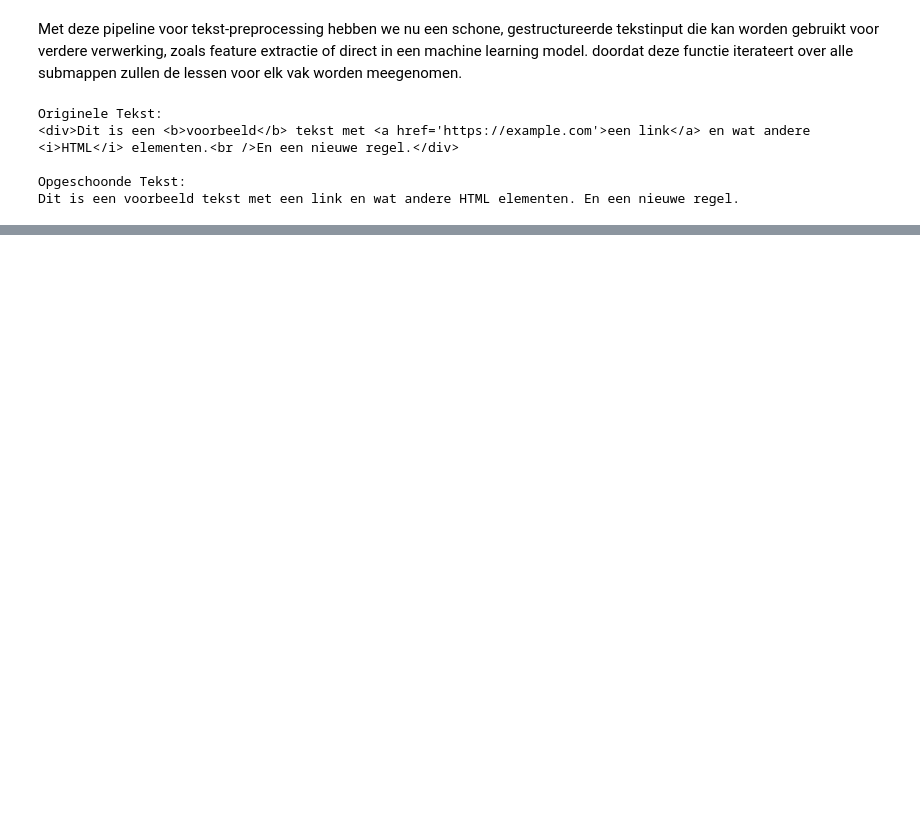
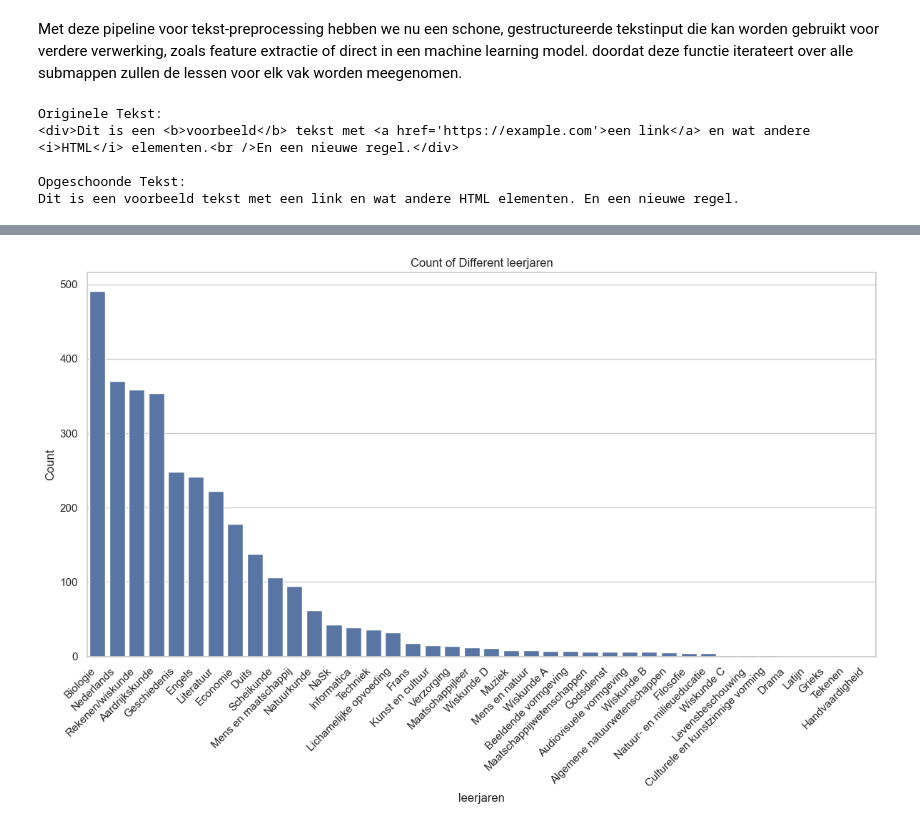
Before and after one commit to JessevdWesten/Datalab-IV, a Jupyter notebook: datalab_1.ipynb, the cells around one changed output, grey strips where cells are left out. Drawn from its saved outputs; the diff is of its cells as text; code cells hidden in the pictures; blank space fills up the shorter version.

```diff
--- a/datalab_1.ipynb
+++ b/datalab_1.ipynb
@@ -386,0 +445,4 @@ extracted_data = pipeline.extract_data()
+# %%
+# Assuming df is your DataFrame
+vakken_list = dataframe['vakken'].unique()
+print(vakken_list)
@@ -386,0 +530,18 @@ extracted_data = pipeline.extract_data()
+# %%
+import seaborn as sns
+import matplotlib.pyplot as plt
+
+# Set the style of the plot
+sns.set(style="whitegrid")
+
+# Create the bar plot
+plt.figure(figsize=(12, 8))
+sns.countplot(data=dataframe, x='cleaned_vakken', order=dataframe['cleaned_vakken'].value_counts().index)
+plt.xticks(rotation=45, ha='right')
+plt.xlabel('leerjaren')
+plt.ylabel('Count')
+plt.title('Count of Different leerjaren')
+plt.tight_layout()
+plt.show()
+# %% [output]
+[figure, added]
```
Also changed, not shown: parts of 30 cells of this notebook.
